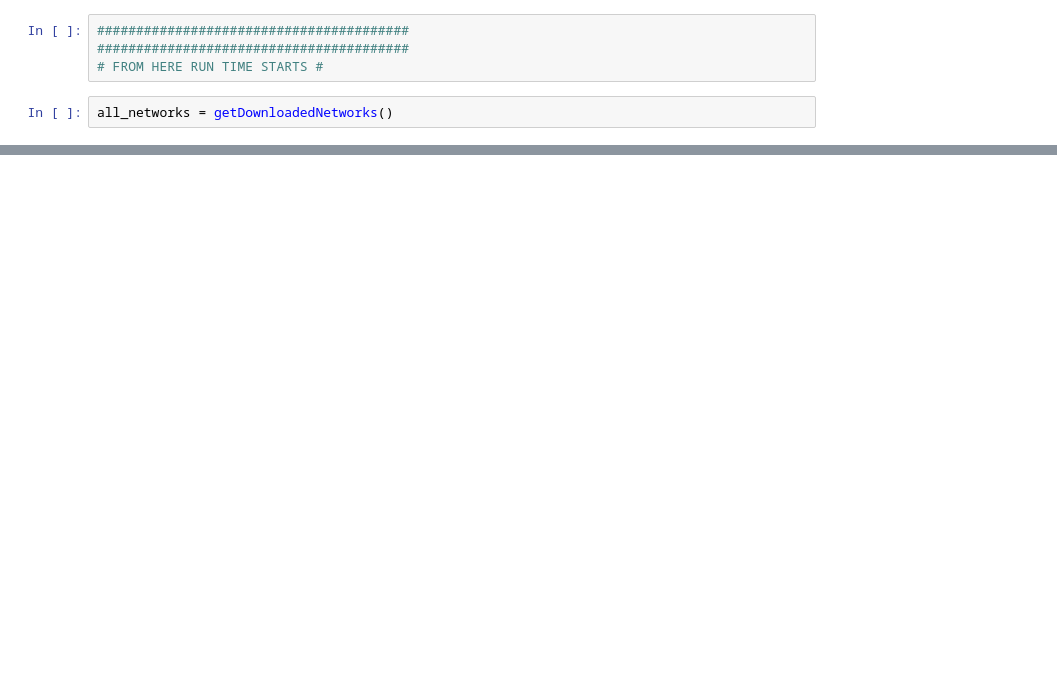
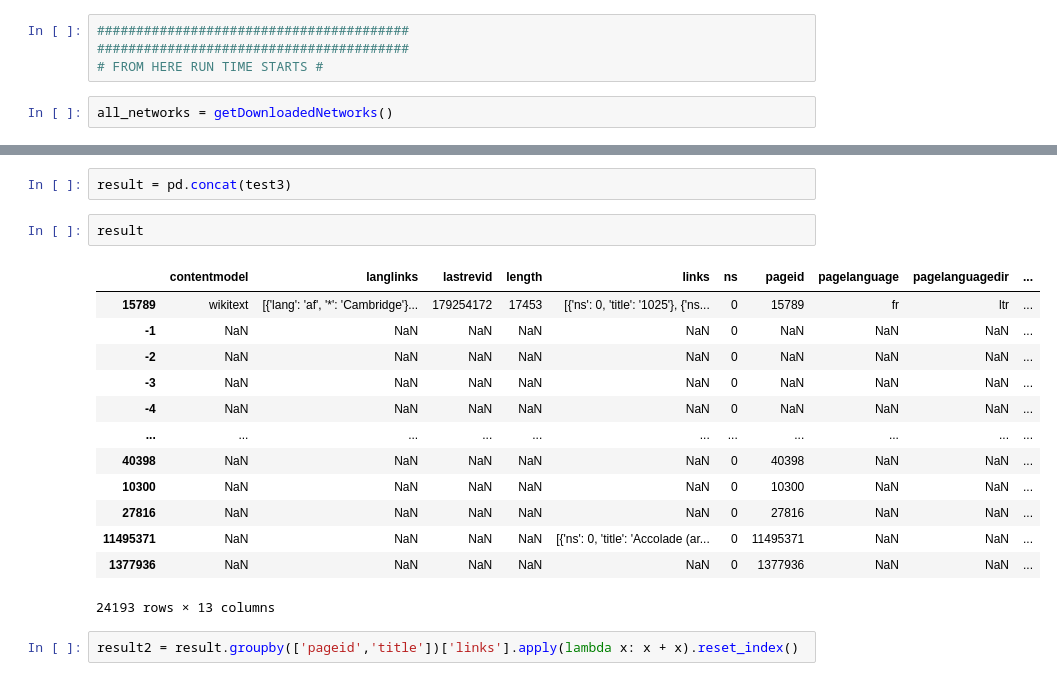
Before and after one commit to teijehidde/Comparing-Wiki-Knowledge-Networks, a Jupyter notebook: Code/Notebook_app.ipynb, the cells around one changed output, grey strips where cells are left out. Saved outputs shown, nothing was run; the diff lists cells and outputs as text; blank space fills up the shorter version.

```diff
--- a/Code/Notebook_app.ipynb
+++ b/Code/Notebook_app.ipynb
@@ -456,0 +400,20 @@ graph_stylesheet.to_dict('records')
+# %%
+result = pd.concat(test3)
+# %%
+result
+# %% [output]
+|  | contentmodel | langlinks | lastrevid | length | links | ns | pageid | pagelanguage | pagelanguagedir | ... |
+| 15789 | wikitext | [{'lang': 'af', '*': 'Cambridge'}... | 179254172 | 17453 | [{'ns': 0, 'title': '1025'}, {'ns... | 0 | 15789 | fr | ltr | ... |
+| -1 | NaN | NaN | NaN | NaN | NaN | 0 | NaN | NaN | NaN | ... |
+| -2 | NaN | NaN | NaN | NaN | NaN | 0 | NaN | NaN | NaN | ... |
+| -3 | NaN | NaN | NaN | NaN | NaN | 0 | NaN | NaN | NaN | ... |
+| -4 | NaN | NaN | NaN | NaN | NaN | 0 | NaN | NaN | NaN | ... |
+| ... | ... | ... | ... | ... | ... | ... | ... | ... | ... | ... |
+| 40398 | NaN | NaN | NaN | NaN | NaN | 0 | 40398 | NaN | NaN | ... |
+| 10300 | NaN | NaN | NaN | NaN | NaN | 0 | 10300 | NaN | NaN | ... |
+| 27816 | NaN | NaN | NaN | NaN | NaN | 0 | 27816 | NaN | NaN | ... |
+| 11495371 | NaN | NaN | NaN | NaN | [{'ns': 0, 'title': 'Accolade (ar... | 0 | 11495371 | NaN | NaN | ... |
+| 1377936 | NaN | NaN | NaN | NaN | NaN | 0 | 1377936 | NaN | NaN | ... |
+24193 rows × 13 columns
+# %%
+result2 = result.groupby(['pageid','title'])['links'].apply(lambda x: x + x).reset_index()
```
Also changed, not shown: parts of 16 cells of this notebook, 2 other files.
